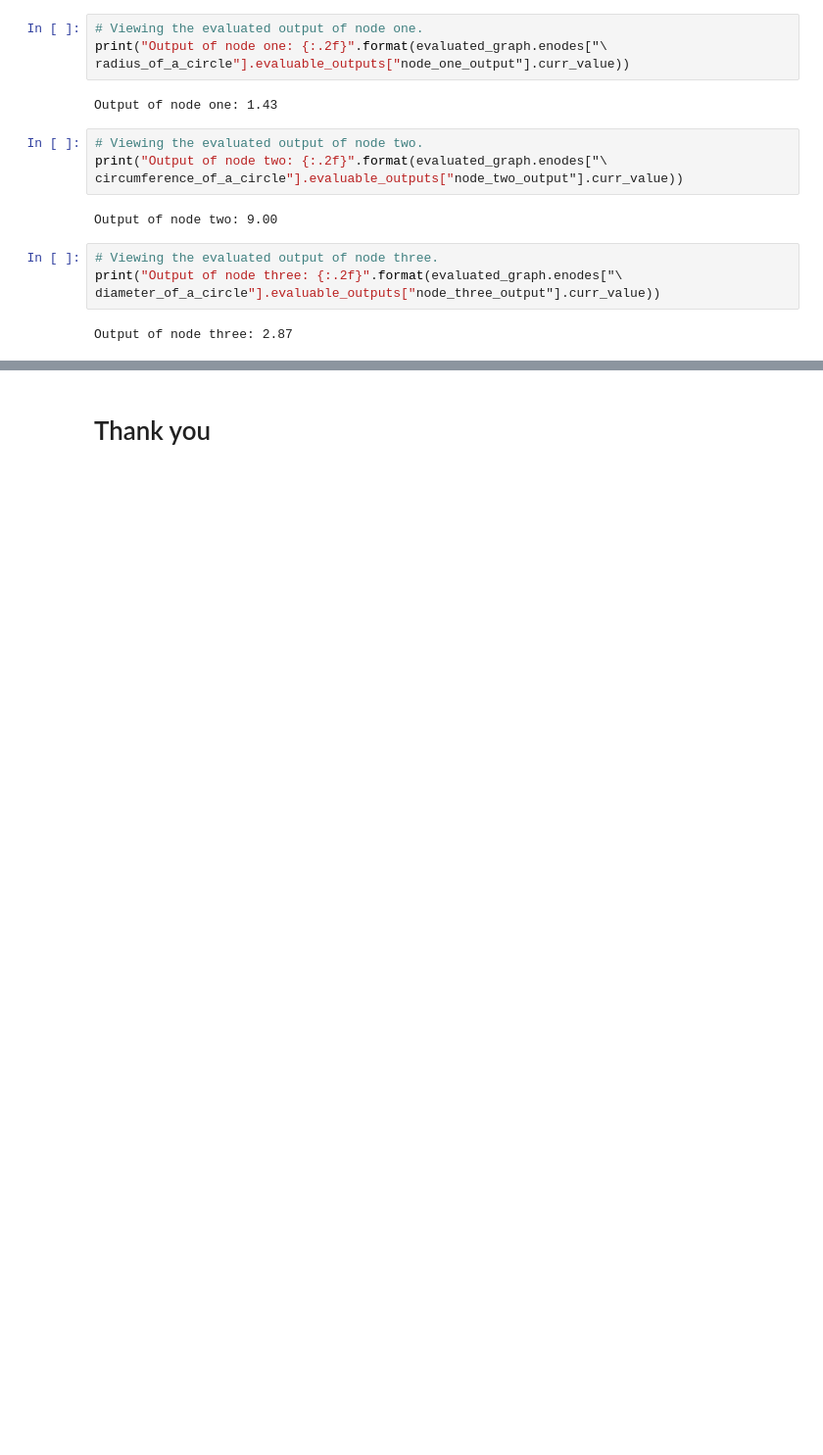
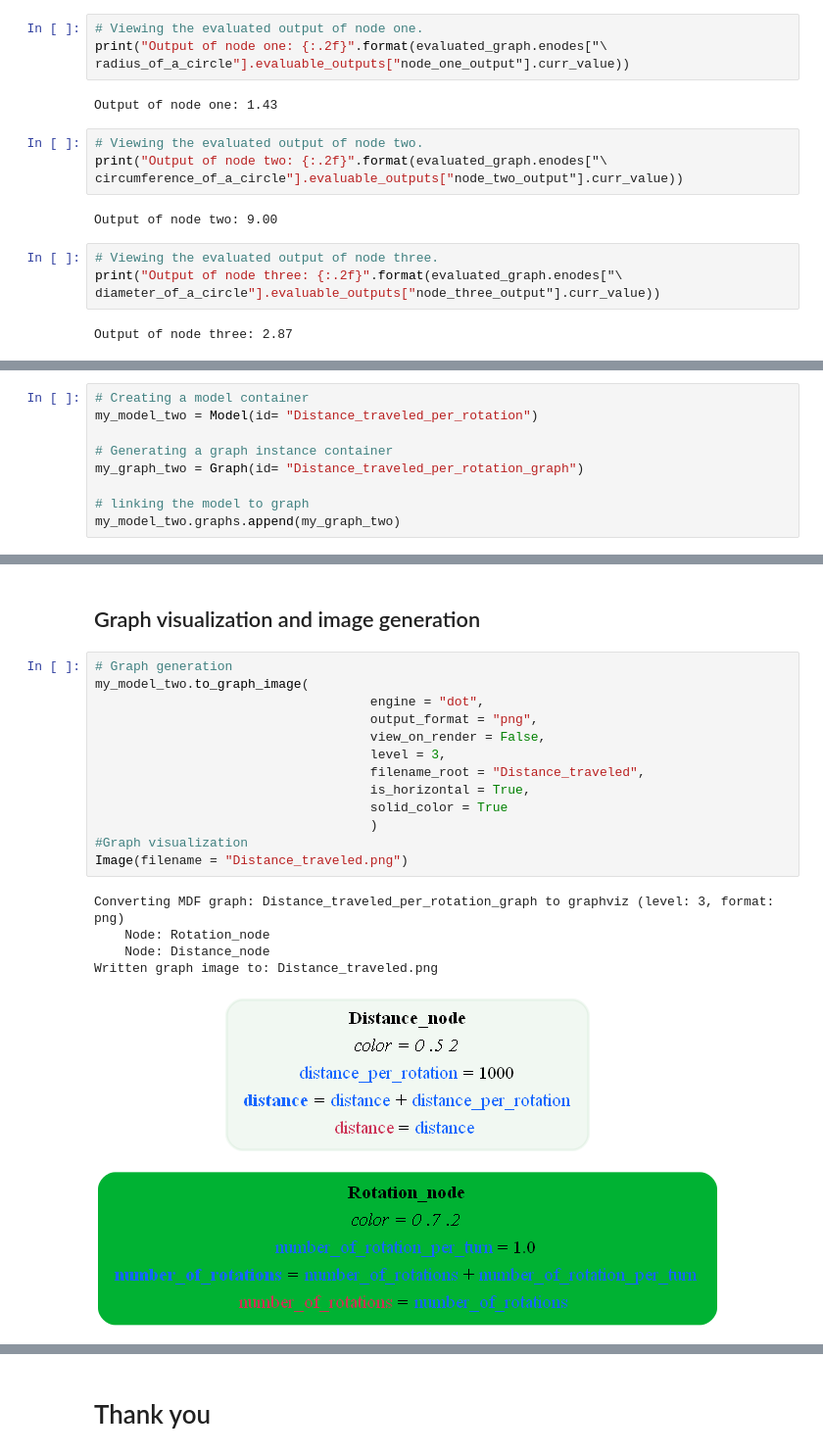
Before and after one commit to ModECI/MDF, a Jupyter notebook: Outreachy_application/SimpleExample_task/SimpleExample.ipynb, the cells around one changed output, grey strips where cells are left out. Shown at 98% size. Drawn from its saved outputs; the diff is of its cells as text; blank space fills up the shorter version.

```diff
--- a/Outreachy_application/SimpleExample_task/SimpleExample.ipynb
+++ b/Outreachy_application/SimpleExample_task/SimpleExample.ipynb
@@ -307,0 +296,9 @@ Output of node three: 2.87
+# %%
+# Creating a model container
+my_model_two = Model(id= "Distance_traveled_per_rotation")
+
+# Generating a graph instance container
+my_graph_two = Graph(id= "Distance_traveled_per_rotation_graph")
+
+# linking the model to graph
+my_model_two.graphs.append(my_graph_two)
@@ -307,0 +382,21 @@ Output of node three: 2.87
+# %% [markdown]
+## Graph visualization and image generation
+# %%
+# Graph generation
+my_model_two.to_graph_image(
+                                    engine = "dot",
+                                    output_format = "png",
+                                    view_on_render = False,
+                                    level = 3,
+                                    filename_root = "Distance_traveled",
+                                    is_horizontal = True,
+                                    solid_color = True
+                                    )
+#Graph visualization
+Image(filename = "Distance_traveled.png")
+# %% [output]
+Converting MDF graph: Distance_traveled_per_rotation_graph to graphviz (level: 3, format: png)
+    Node: Rotation_node
+    Node: Distance_node
+Written graph image to: Distance_traveled.png
+[figure, added]
```
Also changed, not shown: parts of 24 cells of this notebook.
